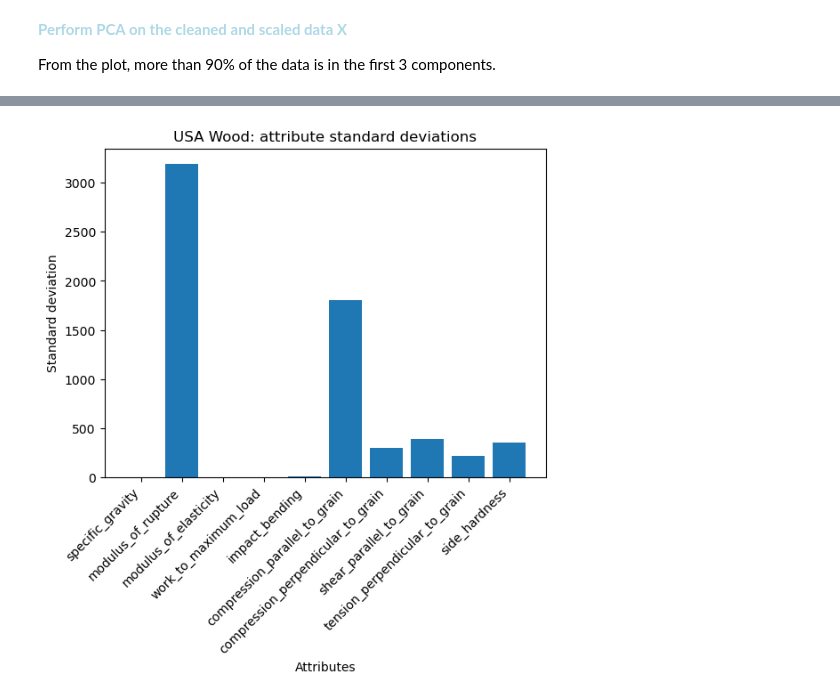
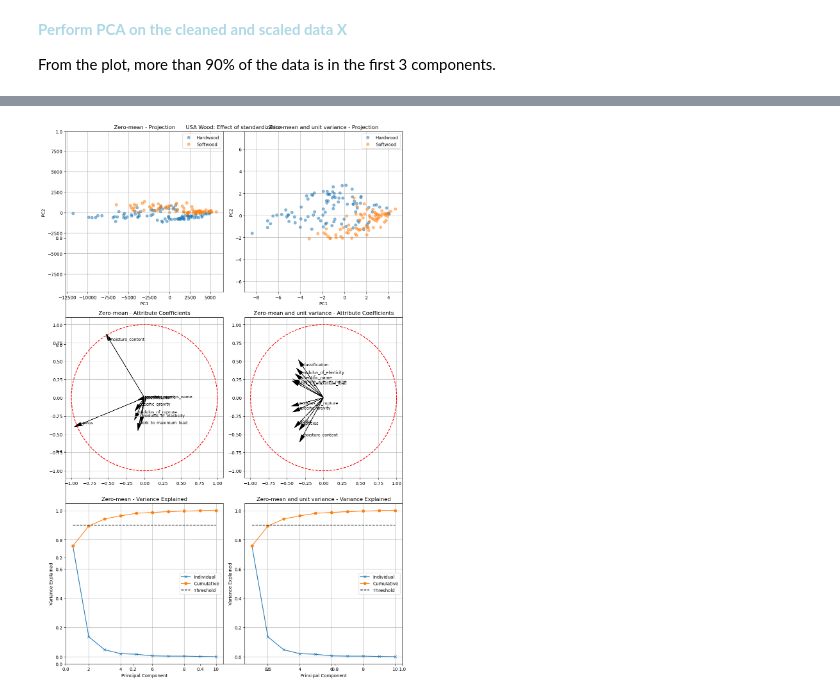
Before and after one commit to JohnOng123/02450-Project-1, a Jupyter notebook: 02450_project1.ipynb, the cells around one changed output, grey strips where cells are left out. Cells and saved outputs as stored; diff of their text form; code cells hidden in the pictures.

```diff
--- a/02450_project1.ipynb
+++ b/02450_project1.ipynb
@@ -23,7 +23,7 @@ import pandas as pd
 # %% [markdown]
 Load data of usa_wood_data_formatted.csv
 # %%
-data = pd.read_csv('C:/Users/ongji/OneDrive/Documents/DTU/02450 Introduction to Machine Learning and Data Mining/usa_wood_data_formatted.csv')
+data = pd.read_csv('C:/Users/ongji/OneDrive/Documents/DTU/02450 Introduction to Machine Learning and Data Mining/02450-Project-1/usa_wood_data_formatted.csv')
 # print(data.head())
 # %% [markdown]
 Clean data by removing rows with missing values
@@ -166,20 +183,23 @@ V = Vh.T
 Z = Y @ V
 
 # Indices of the principal components to be plotted
-i = 0 # This is now specific_gravity
-j = 1 # This is now modulus_of_rupture
+i = 0 # 1st PC
+j = 1 # 2nd PC
 
 # Plot PCA of the data
-f = plt.figure()
+f = plt.figure(figsize=(10,6))
 plt.title("USA Wood data: PCA")
 # Z = array(Z)
 for c in range(C):
     # select indices belonging to class c:
     class_mask = y == c
     plt.plot(Z[class_mask, i], Z[class_mask, j], "o", alpha=0.5)
+
+#plt.legend(classNames,loc='center left', bbox_to_anchor=(1, 0.5))
 plt.legend(classNames)
 plt.xlabel("PC{0}".format(i + 1))
 plt.ylabel("PC{0}".format(j + 1))
+plt.tight_layout()
 
 # Output result to screen
 plt.show()
@@ -218,12 +501,5 @@ Find out how different data standardization methods (data using zero mean & data
 # %%
-r = np.arange(1, X_num.shape[1] + 1)
-plt.bar(r, np.std(X_num, 0))
-plt.xticks(r, attributeNames_num, rotation=45, ha="right")
-print(np.std(X_num, 0))
-plt.ylabel("Standard deviation")
-plt.xlabel("Attributes")
-plt.title("USA Wood: attribute standard deviations")
-
+# All plots
 
 # Subtract the mean from the data
 Y1 = X_num - np.ones((N, 1)) * X_num.mean(0)
@@ -243,8 +519,8 @@ i = 0
 j = 1
 
 # Make the plot
-plt.figure(figsize=(10, 15))
-plt.subplots_adjust(hspace=0.4)
+plt.figure(figsize=(12, 18))
+plt.subplots_adjust(hspace=0.6)
 plt.title("USA Wood: Effect of standardization")
 nrows = 3
 ncols = 2
@@ -262,44 +538,41 @@ for k in range(2):
     Z = U * S
 
     # Plot projection
-    plt.subplot(nrows, ncols, 1 + k)
-    C = len(classNames)
-    for c in range(C):
-        plt.plot(Z[y == c, i], Z[y == c, j], ".", alpha=0.5)
-    plt.xlabel("PC" + str(i + 1))
-    plt.xlabel("PC" + str(j + 1))
-    plt.title(titles[k] + "\n" + "Projection")
-    plt.legend(classNames)
-    plt.axis("equal")
+    ax1 = plt.subplot(nrows, ncols, k + 1)  # First row, loop over columns
+    for c in range(len(classNames)):
+        class_mask = y == c
+        ax1.plot(Z[class_mask, i], Z[class_mask, j], 'o', alpha=0.5, label=classNames[c])
+    ax1.set_title(f"{titles[k]} - Projection")
+    ax1.set_xlabel('PC1')
+    ax1.set_ylabel('PC2')
+    ax1.legend()
+    ax1.grid(True)
+    ax1.axis('equal')
 
     # Plot attribute coefficients in principal component space
-    plt.subplot(nrows, ncols, 3 + k)
+    ax2 = plt.subplot(nrows, ncols, k + 3)  # Second row, loop over columns
     for att in range(V.shape[1]):
-        plt.arrow(0, 0, V[att, i], V[att, j])
-        plt.text(V[att, i], V[att, j], attributeNames[att])
-    plt.xlim([-1, 1])
-    plt.ylim([-1, 1])
-    plt.xlabel("PC" + str(i + 1))
-    plt.ylabel("PC" + str(j + 1))
-    plt.grid()
-    # Add a unit circle
-    plt.plot(
-        np.cos(np.arange(0, 2 * np.pi, 0.01)), np.sin(np.arange(0, 2 * np.pi, 0.01))
-    )
-    plt.title(titles[k] + "\n" + "Attribute coefficients")
-    plt.axis("equal")
+        ax2.arrow(0, 0, V[att, i], V[att, j], head_width=0.05, head_length=0.1, fc='k', ec='k')
+        ax2.text(V[att, i], V[att, j], attributeNames[att], fontsize=9)
+    ax2.set_xlim([-1, 1])
+    ax2.set_ylim([-1, 1])
+    ax2.set_title(f"{titles[k]} - Attribute Coefficients")
+    ax2.grid(True)
+    ax2.plot(np.cos(np.linspace(0, 2 * np.pi, 100)), np.sin(np.linspace(0, 2 * np.pi, 100)), 'r--')  # Unit circle
+    ax2.axis('equal')
 
     # Plot cumulative variance explained
-    plt.subplot(nrows, ncols, 5 + k)
-    plt.plot(range(1, len(rho) + 1), rho, "x-")
-    plt.plot(range(1, len(rho) + 1), np.cumsum(rho), "o-")
-    plt.plot([1, len(rho)], [threshold, threshold], "k--")
-    plt.title("Variance explained by principal components")
-    plt.xlabel("Principal component")
-    plt.ylabel("Variance explained")
-    plt.legend(["Individual", "Cumulative", "Threshold"])
-    plt.grid()
-    plt.title(titles[k] + "\n" + "Variance explained")
+    ax3 = plt.subplot(nrows, ncols, k + 5)  # Third row, loop over columns
+    ax3.plot(range(1, len(rho) + 1), rho, 'x-')
+    ax3.plot(range(1, len(rho) + 1), np.cumsum(rho), 'o-')
+    ax3.plot([1, len(rho)], [threshold, threshold], 'k--')
+    ax3.set_title(f"{titles[k]} - Variance Explained")
+    ax3.set_xlabel('Principal Component')
+    ax3.set_ylabel('Variance Explained')
+    ax3.legend(['Individual', 'Cumulative', 'Threshold'])
+    ax3.grid(True)
 
+
+plt.tight_layout()  # This adjusts subplots to fit into figure area.
 plt.show()
 # %% [output]
@@ -309 +579 @@ plt.show()
-[figure, old version]
+[figure, new version]
```
Also changed, not shown: parts of 15 cells of this notebook.
